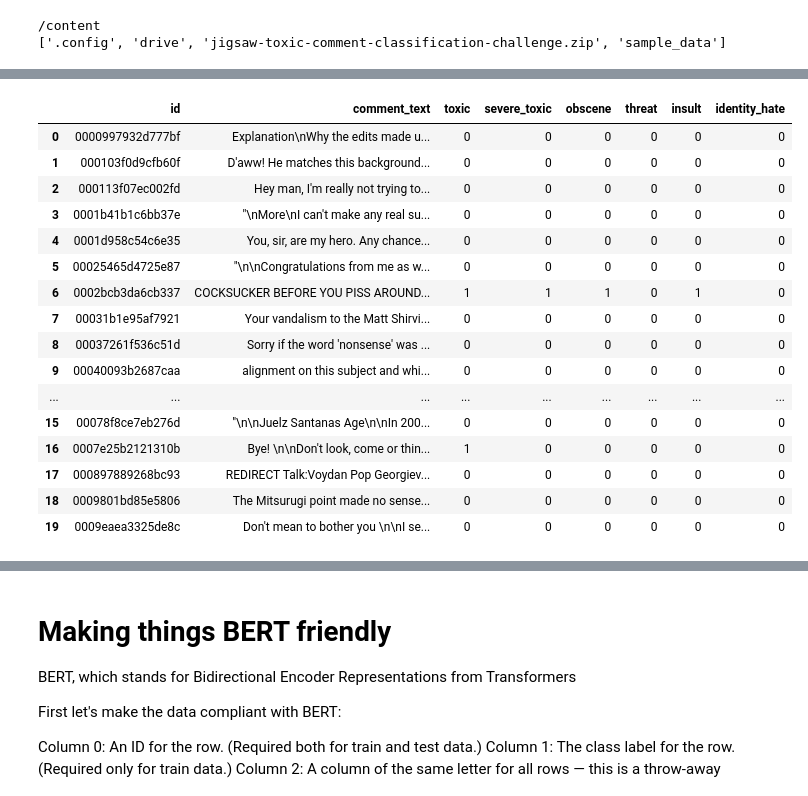
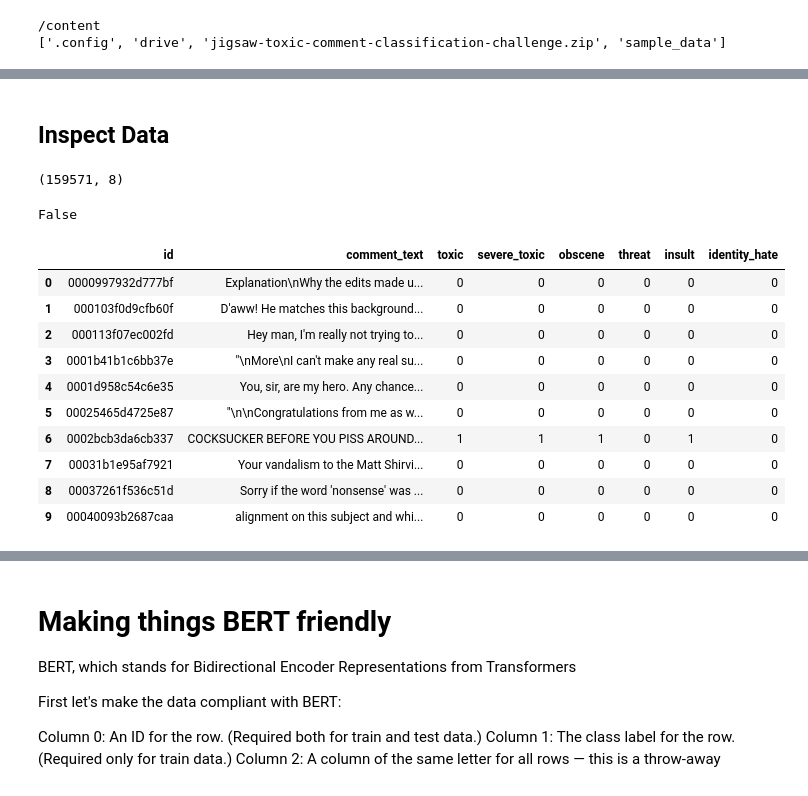
Before and after one commit to slowings/NLP_identifying_trolls, a Jupyter notebook: NLP_identifying_trolls.ipynb, the cells around one changed output, grey strips where cells are left out. Saved outputs shown, nothing was run; the diff lists cells and outputs as text; code cells hidden in the pictures.

```diff
--- a/NLP_identifying_trolls.ipynb
+++ b/NLP_identifying_trolls.ipynb
@@ -84,23 +93,27 @@ Now that we've confirmed the file path and unzipped our data, let's take a momen
 train = pd.read_csv('train.csv.zip')
 test = pd.read_csv('test.csv.zip')
 test_labels= pd.read_csv('test_labels.csv.zip')
+# %% [markdown]
+## Inspect Data
+# %%
+train.shape
+# %% [output]
+(159571, 8)
+# %%
+train.isnull().values.any()
+# %% [output]
+False
 # %%
-train.head(20)
+train.head(10)
 # %% [output]
 |  | id | comment_text | toxic | severe_toxic | obscene | threat | insult | identity_hate |
 | 0 | 0000997932d777bf | Explanation\nWhy the edits made u... | 0 | 0 | 0 | 0 | 0 | 0 |
 | 1 | 000103f0d9cfb60f | D'aww! He matches this background... | 0 | 0 | 0 | 0 | 0 | 0 |
 | 2 | 000113f07ec002fd | Hey man, I'm really not trying to... | 0 | 0 | 0 | 0 | 0 | 0 |
 | 3 | 0001b41b1c6bb37e | "\nMore\nI can't make any real su... | 0 | 0 | 0 | 0 | 0 | 0 |
 | 4 | 0001d958c54c6e35 | You, sir, are my hero. Any chance... | 0 | 0 | 0 | 0 | 0 | 0 |
 | 5 | 00025465d4725e87 | "\n\nCongratulations from me as w... | 0 | 0 | 0 | 0 | 0 | 0 |
 | 6 | 0002bcb3da6cb337 | COCKSUCKER BEFORE YOU PISS AROUND... | 1 | 1 | 1 | 0 | 1 | 0 |
 | 7 | 00031b1e95af7921 | Your vandalism to the Matt Shirvi... | 0 | 0 | 0 | 0 | 0 | 0 |
 | 8 | 00037261f536c51d | Sorry if the word 'nonsense' was ... | 0 | 0 | 0 | 0 | 0 | 0 |
 | 9 | 00040093b2687caa | alignment on this subject and whi... | 0 | 0 | 0 | 0 | 0 | 0 |
-| ... | ... | ... | ... | ... | ... | ... | ... | ... |
-| 15 | 00078f8ce7eb276d | "\n\nJuelz Santanas Age\n\nIn 200... | 0 | 0 | 0 | 0 | 0 | 0 |
-| 16 | 0007e25b2121310b | Bye! \n\nDon't look, come or thin... | 1 | 0 | 0 | 0 | 0 | 0 |
-| 17 | 000897889268bc93 | REDIRECT Talk:Voydan Pop Georgiev... | 0 | 0 | 0 | 0 | 0 | 0 |
-| 18 | 0009801bd85e5806 | The Mitsurugi point made no sense... | 0 | 0 | 0 | 0 | 0 | 0 |
-| 19 | 0009eaea3325de8c | Don't mean to bother you \n\nI se... | 0 | 0 | 0 | 0 | 0 | 0 |
```
Also changed, not shown: parts of 23 cells of this notebook.
